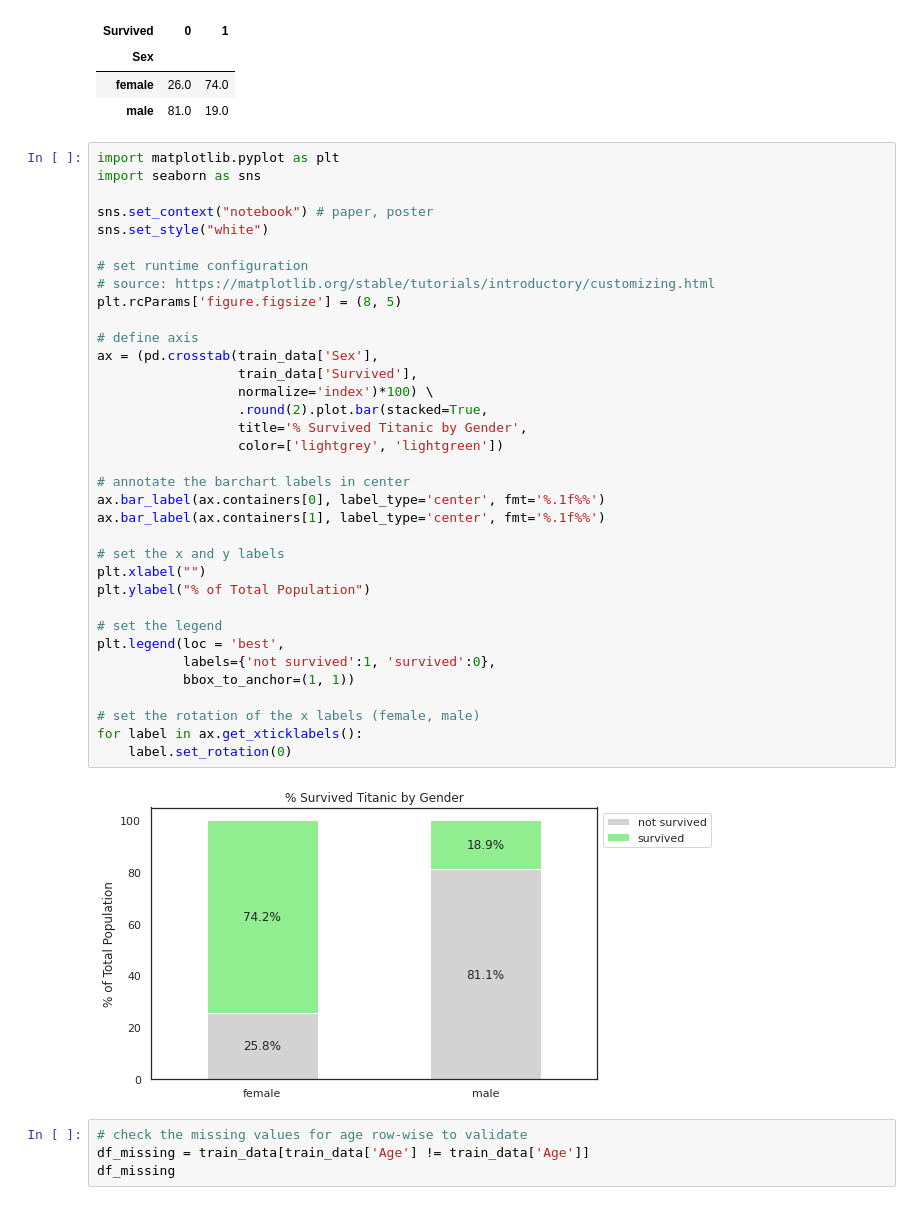
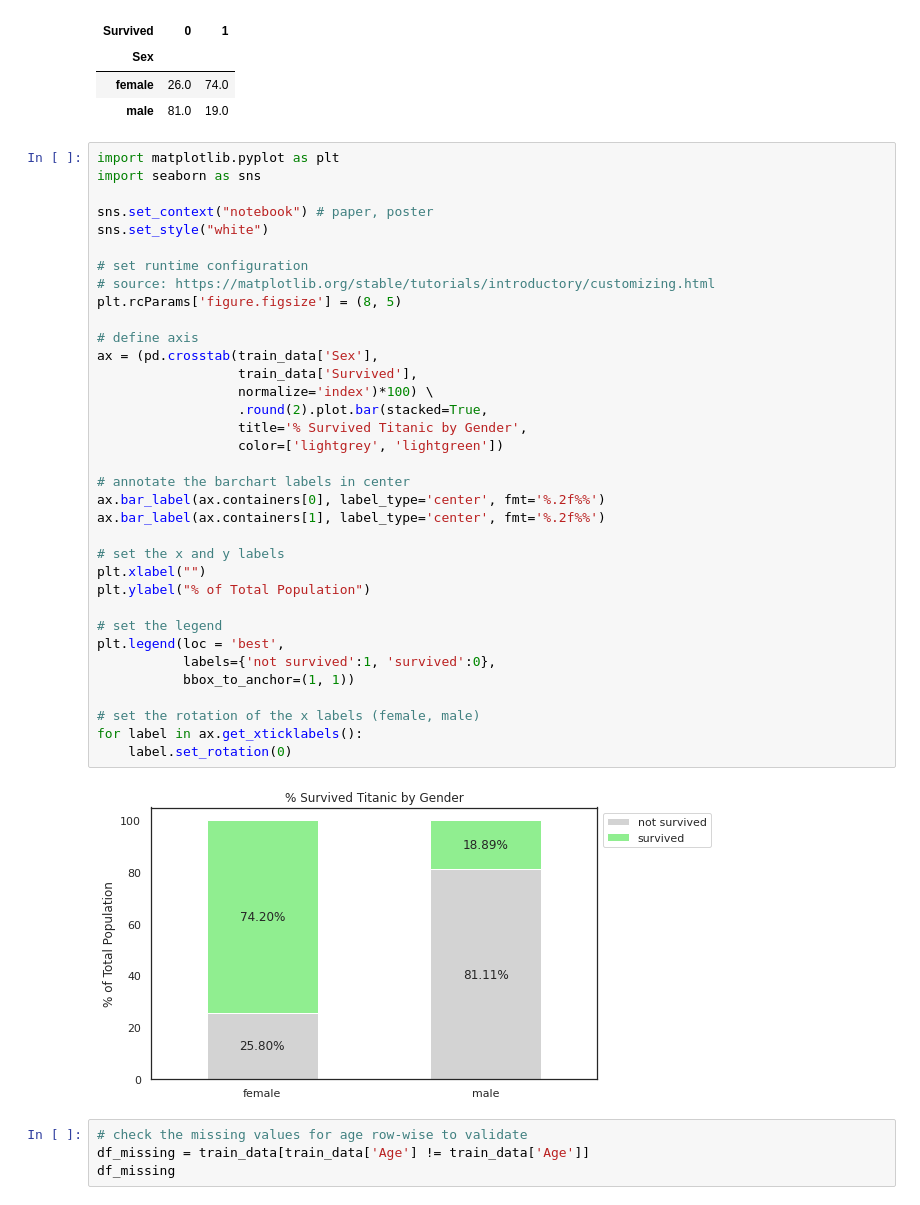
Before and after one commit to tonyhollaar/kaggle-competitions, a Jupyter notebook: titanic-machine-learning-from-disaster.ipynb, the cells around one changed output. Drawn from its saved outputs; the diff is of its cells as text.

```diff
--- a/titanic-machine-learning-from-disaster.ipynb
+++ b/titanic-machine-learning-from-disaster.ipynb
@@ -175,36 +179,36 @@ import seaborn as sns
 sns.set_context("notebook") # paper, poster
 sns.set_style("white")
 
 # set runtime configuration
 # source: https://matplotlib.org/stable/tutorials/introductory/customizing.html
 plt.rcParams['figure.figsize'] = (8, 5)
 
 # define axis
 ax = (pd.crosstab(train_data['Sex'],
                   train_data['Survived'],
                   normalize='index')*100) \
                   .round(2).plot.bar(stacked=True,
                   title='% Survived Titanic by Gender',
                   color=['lightgrey', 'lightgreen'])
 
 # annotate the barchart labels in center
-ax.bar_label(ax.containers[0], label_type='center', fmt='%.1f%%')
-ax.bar_label(ax.containers[1], label_type='center', fmt='%.1f%%')
+ax.bar_label(ax.containers[0], label_type='center', fmt='%.2f%%')
+ax.bar_label(ax.containers[1], label_type='center', fmt='%.2f%%')
 
 # set the x and y labels
 plt.xlabel("")
 plt.ylabel("% of Total Population")
 
 # set the legend
 plt.legend(loc = 'best',
            labels={'not survived':1, 'survived':0},
            bbox_to_anchor=(1, 1))
 
 # set the rotation of the x labels (female, male)
 for label in ax.get_xticklabels():
     label.set_rotation(0)
 # %% [output]
-[figure, old version]
+[figure, new version]
 # %%
 # check the missing values for age row-wise to validate
 df_missing = train_data[train_data['Age'] != train_data['Age']]
```
Also changed, not shown: parts of 28 cells of this notebook.
